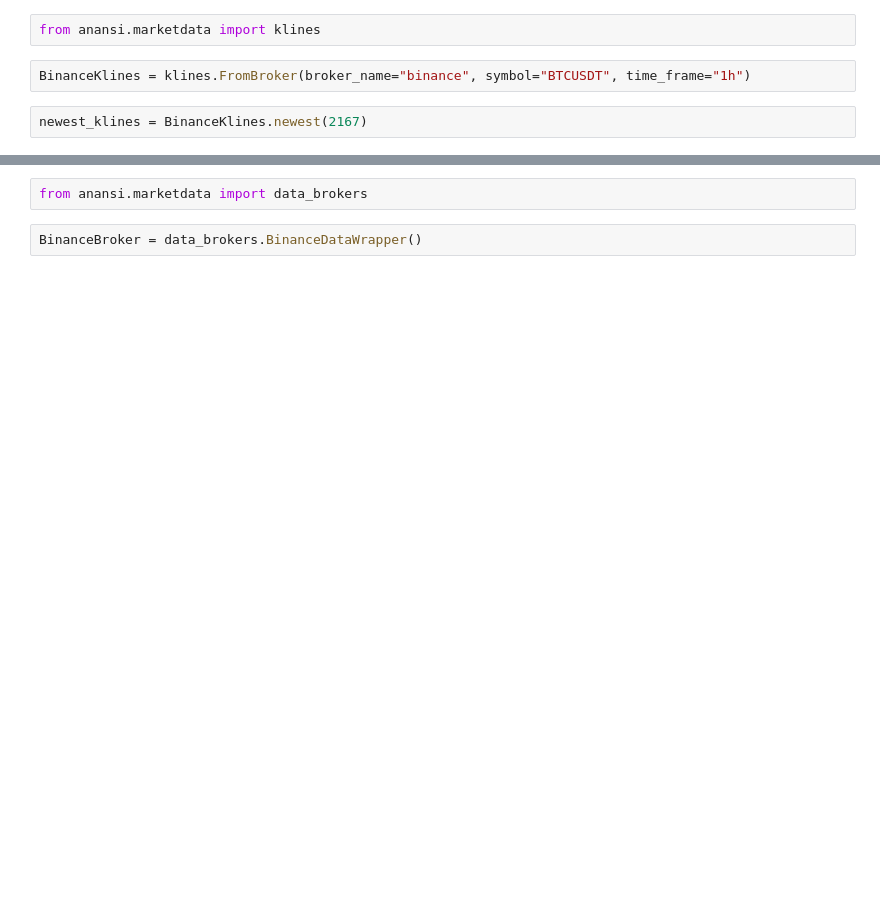
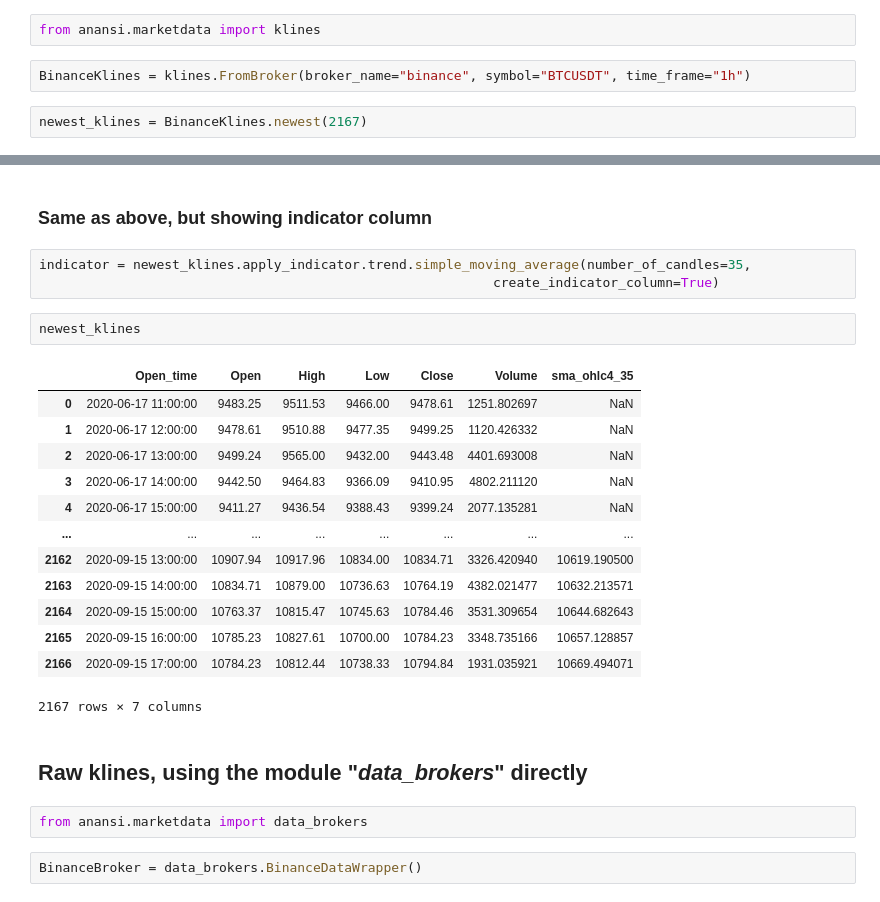
Before and after one commit to vintem-backup/anansi, a Jupyter notebook: TryAnansi.ipynb, the cells around one changed output, grey strips where cells are left out. Cells and saved outputs as stored; diff of their text form; blank space fills up the shorter version.

```diff
--- a/TryAnansi.ipynb
+++ b/TryAnansi.ipynb
@@ -50,3 +121,26 @@ newest_klines
+# %% [markdown]
+### Same as above, but showing indicator column
+# %%
+indicator = newest_klines.apply_indicator.trend.simple_moving_average(number_of_candles=35,
+                                                          create_indicator_column=True)
+# %%
+newest_klines
+# %% [output]
+|  | Open_time | Open | High | Low | Close | Volume | sma_ohlc4_35 |
+| 0 | 2020-06-17 11:00:00 | 9483.25 | 9511.53 | 9466.00 | 9478.61 | 1251.802697 | NaN |
+| 1 | 2020-06-17 12:00:00 | 9478.61 | 9510.88 | 9477.35 | 9499.25 | 1120.426332 | NaN |
+| 2 | 2020-06-17 13:00:00 | 9499.24 | 9565.00 | 9432.00 | 9443.48 | 4401.693008 | NaN |
+| 3 | 2020-06-17 14:00:00 | 9442.50 | 9464.83 | 9366.09 | 9410.95 | 4802.211120 | NaN |
+| 4 | 2020-06-17 15:00:00 | 9411.27 | 9436.54 | 9388.43 | 9399.24 | 2077.135281 | NaN |
+| ... | ... | ... | ... | ... | ... | ... | ... |
+| 2162 | 2020-09-15 13:00:00 | 10907.94 | 10917.96 | 10834.00 | 10834.71 | 3326.420940 | 10619.190500 |
+| 2163 | 2020-09-15 14:00:00 | 10834.71 | 10879.00 | 10736.63 | 10764.19 | 4382.021477 | 10632.213571 |
+| 2164 | 2020-09-15 15:00:00 | 10763.37 | 10815.47 | 10745.63 | 10784.46 | 3531.309654 | 10644.682643 |
+| 2165 | 2020-09-15 16:00:00 | 10785.23 | 10827.61 | 10700.00 | 10784.23 | 3348.735166 | 10657.128857 |
+| 2166 | 2020-09-15 17:00:00 | 10784.23 | 10812.44 | 10738.33 | 10794.84 | 1931.035921 | 10669.494071 |
+2167 rows × 7 columns
+# %% [markdown]
+## Raw klines, using the module "*data_brokers*" directly
 # %%
 from anansi.marketdata import data_brokers
 # %%
```
Also changed, not shown: parts of 28 cells of this notebook.
